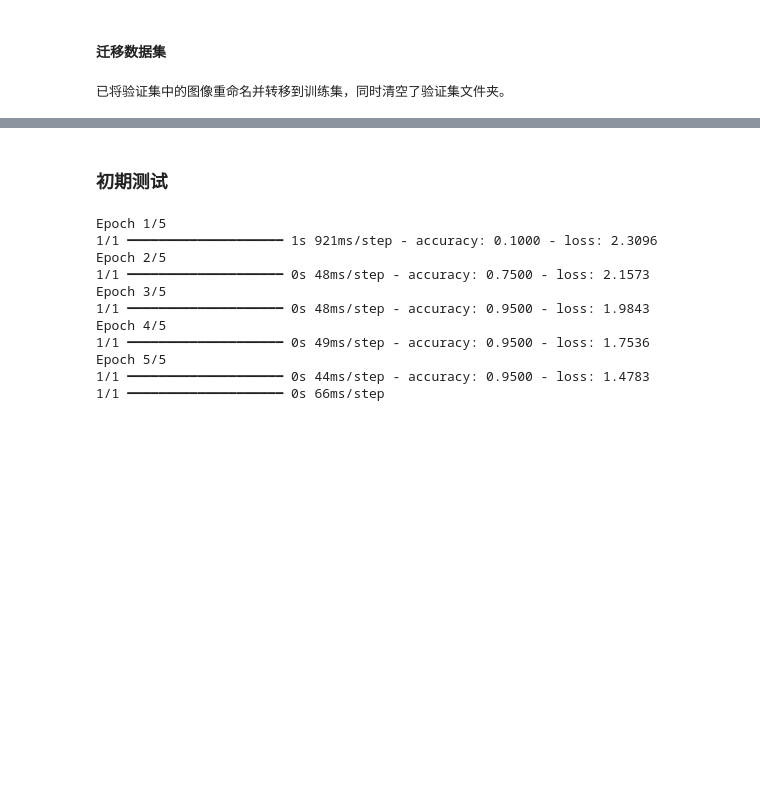
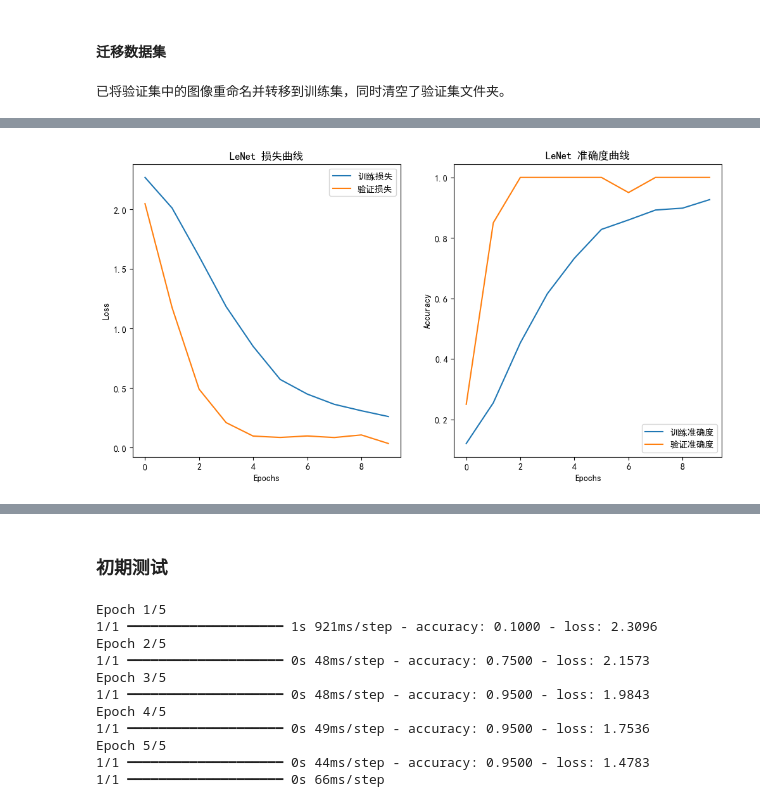
Before and after one commit to FrankieNButtons/MyNoteCloud, a Jupyter notebook: 人工智能/DeepLearning Basics/MINISTDeepLearning.ipynb, the cells around one changed output, grey strips where cells are left out. Saved outputs shown, nothing was run; the diff lists cells and outputs as text; code cells hidden in the pictures; blank space fills up the shorter version.

```diff
--- a/人工智能/DeepLearning Basics/MINISTDeepLearning.ipynb
+++ b/人工智能/DeepLearning Basics/MINISTDeepLearning.ipynb
@@ -764,0 +893,3 @@ def evaluateModel(model, valid_images, valid_labels):
+# %%
+train_data = train_images
+valid_data = valid_images
@@ -764,0 +898,94 @@ def evaluateModel(model, valid_images, valid_labels):
+# %%
+import time
+import numpy as np
+from tensorflow.keras import layers, models
+import seaborn as sns
+import matplotlib.pyplot as plt
+from sklearn.metrics import confusion_matrix
+
+# 设置matplotlib的字体为SimHei
+plt.rcParams['font.sans-serif'] = ['SimHei']
+plt.rcParams['axes.unicode_minus'] = False  # 解决负号显示问题
+
+# LeNet模型定义
+def create_lenet(input_shape=(32, 32, 1)):
+    model = models.Sequential([
+        layers.Conv2D(32, (5, 5), activation='relu', input_shape=input_shape),
+        layers.MaxPooling2D((2, 2)),
+        layers.Conv2D(64, (5, 5), activation='relu'),
+        layers.MaxPooling2D((2, 2)),
+        layers.Flatten(),
+        layers.Dense(120, activation='relu'),
+        layers.Dense(84, activation='relu'),
+        layers.Dense(10, activation='softmax')
+    ])
+
+    model.compile(optimizer='adam', loss='sparse_categorical_crossentropy', metrics=['accuracy'])
+
+    # 打印模型的参数详情
+    print("LeNet模型结构：")
+    model.summary()
+    return model
+
+# 训练与评估LeNet模型
+def train_and_evaluate_lenet(train_data, train_labels, valid_data, valid_labels):
+    start_time = time.time()
+
+    model = create_lenet(input_shape=(32, 32, 1))
+    history = model.fit(train_data, train_labels, epochs=10, batch_size=32, validation_data=(valid_data, valid_labels), verbose=1)
+
+    end_time = time.time()
+    train_duration = end_time - start_time
+
+    # 获取预测结果并计算混淆矩阵
+    predictions = model.predict(valid_data)
+    predicted_classes = np.argmax(predictions, axis=1)
+    cm = confusion_matrix(valid_labels, predicted_classes)
+
+    # 绘制损失和准确度曲线
+    plt.figure(figsize=(12, 6))
+    plt.subplot(1, 2, 1)
+    plt.plot(history.history['loss'], label='训练损失')
+    plt.plot(history.history['val_loss'], label='验证损失')
+    plt.title('LeNet 损失曲线')
+    plt.xlabel('Epochs')
+    plt.ylabel('Loss')
+    plt.legend()
+
+    plt.subplot(1, 2, 2)
+    plt.plot(history.history['accuracy'], label='训练准确度')
+    plt.plot(history.history['val_accuracy'], label='验证准确度')
+    plt.title('LeNet 准确度曲线')
+    plt.xlabel('Epochs')
+    plt.ylabel('Accuracy')
+    plt.legend()
+
+    plt.show()
+
+    # 绘制混淆矩阵（使用Seaborn的Pastel配色方案）
+    plt.figure(figsize=(8, 6))
+    sns.heatmap(cm, annot=True, fmt='d', cmap='Pastel1', annot_kws={'size': 12}, cbar=False)
+    plt.title('LeNet 混淆矩阵')
+    plt.xlabel('Predicted')
+    plt.ylabel('True')
+    plt.show()
+
+    # 绘制验证集图片及其标签和预测值（2行10列，共20张）
+    plt.figure(figsize=(20, 4))
+    for i in range(len(valid_data)):
+        if i >= 20:
+            break
+        plt.subplot(2, 10, i+1)
+        plt.imshow(valid_data[i].reshape(32, 32), cmap='gray')
+        plt.title(f"True: {valid_labels[i]}\nPred: {predicted_classes[i]}")
+        plt.axis('off')
+    plt.tight_layout()
+    plt.show()
+
+    # 输出训练时长与最终准确率
+    print(f"训练时长: {train_duration:.2f}秒")
+    print(f"最终准确率: {history.history['val_accuracy'][-1]*100:.2f}%")
+
+# 立即执行LeNet模型训练与评估
+train_and_evaluate_lenet(train_images, train_labels, valid_images, valid_labels)
+# %% [output]
@@ -764,0 +1033 @@ def evaluateModel(model, valid_images, valid_labels):
+[figure, added]
```
Also changed, not shown: parts of 15 cells of this notebook, 2 other files.
